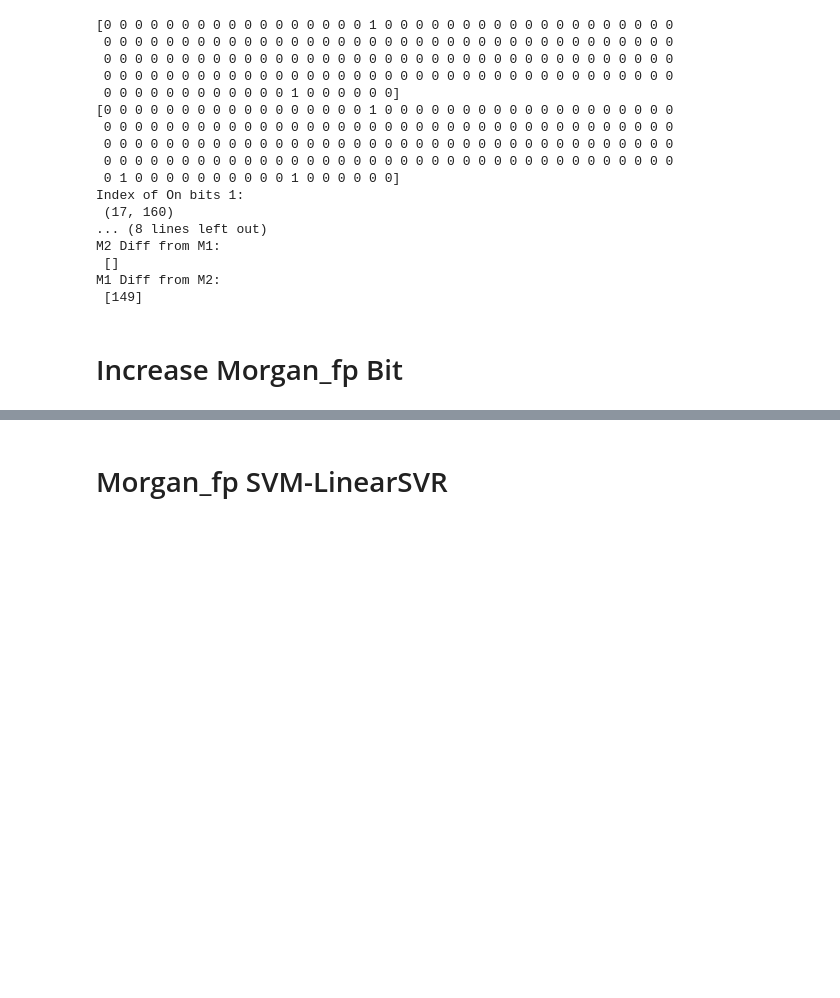
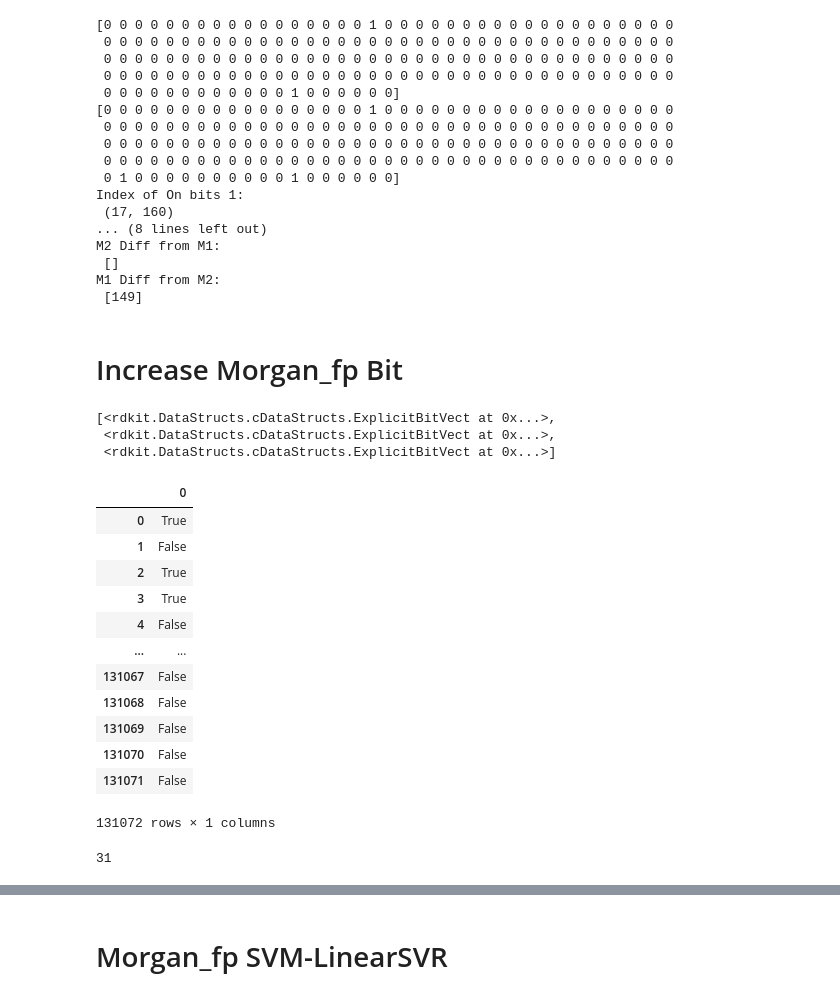
Before and after one commit to Sawahiko/SMILE_to_Feature, a Jupyter notebook: MainFile.ipynb, the cells around one changed output, grey strips where cells are left out. Drawn from its saved outputs; the diff is of its cells as text; code cells hidden in the pictures; blank space fills up the shorter version.

```diff
--- a/MainFile.ipynb
+++ b/MainFile.ipynb
@@ -334,6 +351,35 @@ for bit in bits:
         FPs.append(AllChem.GetMorganFingerprintAsBitVect(mol, 3, nBits=bit, bitInfo=info, useFeatures=True))
         infos.append(info)
     unique.append(np.logical_or.reduce(FPs).sum())
+# %%
+FP_test = FPs[:3]
+#X_data_ML[:3]
+FP_test
+# %% [output]
+[<rdkit.DataStructs.cDataStructs.ExplicitBitVect at 0x...>,
+ <rdkit.DataStructs.cDataStructs.ExplicitBitVect at 0x...>,
+ <rdkit.DataStructs.cDataStructs.ExplicitBitVect at 0x...>]
+# %%
+pd.DataFrame(np.logical_or.reduce(FP_test[:3]))
+# %% [output]
+|  | 0 |
+| 0 | True |
+| 1 | False |
+| 2 | True |
+| 3 | True |
+| 4 | False |
+| ... | ... |
+| 131067 | False |
+| 131068 | False |
+| 131069 | False |
+| 131070 | False |
+| 131071 | False |
+131072 rows × 1 columns
+# %%
+unique_test = np.logical_or.reduce(FP_test).sum()
+unique_test
+# %% [output]
+31
 # %%
 unique
 # %% [output]
```
Also changed, not shown: parts of 9 cells of this notebook, 3 other files.
